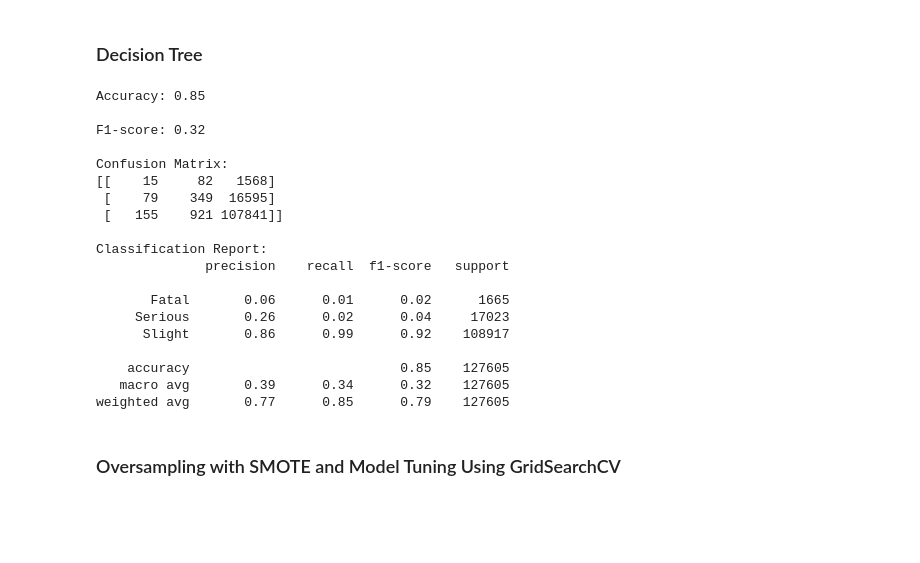
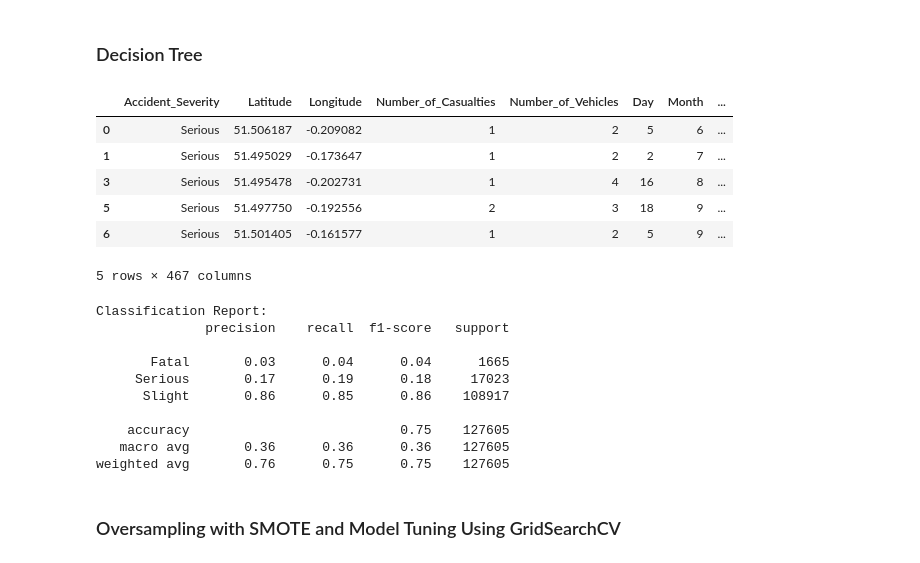
Before and after one commit to lukelin15/DSC148-Proj, a Jupyter notebook: Data_Cleaning_and_EDA.ipynb, the cells around one changed output. Cells and saved outputs as stored; diff of their text form; code cells hidden in the pictures; blank space fills up the shorter version.

```diff
--- a/Data_Cleaning_and_EDA.ipynb
+++ b/Data_Cleaning_and_EDA.ipynb
@@ -380,7 +380,7 @@ plt.show()
 from sklearn.preprocessing import OneHotEncoder
 
 # One hot encode all categorical columns except Weather_Conditions
-categorical = ['Light_Conditions', 'Road_Surface_Conditions', 'Road_Type',	'Urban_or_Rural_Area', 'Vehicle_Type']
+categorical = ['Light_Conditions', 'Road_Surface_Conditions', 'Road_Type',	'Urban_or_Rural_Area', 'Vehicle_Type', 'District_Area']
 
 for col in categorical:
   ohe = OneHotEncoder()
@@ -404,6 +404,18 @@ array(['Fine', 'Fog or mist', 'High winds', 'Other', 'Raining', 'Snowing'],
 ## Baseline Classifiers
 # %% [markdown]
 ### Decision Tree
+# %%
+# Drop the Encoded and Preprocessed columns and the Index
+accident_copy = accident_copy.drop(columns=['Index'] + categorical + ['Weather_Conditions_List', 'Accident_Date'])
+accident_copy.head()
+# %% [output]
+|  | Accident_Severity | Latitude | Longitude | Number_of_Casualties | Number_of_Vehicles | Day | Month | ... |
+| 0 | Serious | 51.506187 | -0.209082 | 1 | 2 | 5 | 6 | ... |
+| 1 | Serious | 51.495029 | -0.173647 | 1 | 2 | 2 | 7 | ... |
+| 3 | Serious | 51.495478 | -0.202731 | 1 | 4 | 16 | 8 | ... |
+| 5 | Serious | 51.497750 | -0.192556 | 2 | 3 | 18 | 9 | ... |
+| 6 | Serious | 51.501405 | -0.161577 | 1 | 2 | 5 | 9 | ... |
+5 rows × 467 columns
 # %%
 from sklearn.model_selection import train_test_split
 from sklearn.tree import DecisionTreeClassifier
@@ -450,31 +488,18 @@ classification_rep = classification_report(y_test, y_pred)
 # %%
 # Display evaluation metrics
-print(f"\nAccuracy: {accuracy:.2f}")
-print(f"\nF1-score: {f1:.2f}")
-print("\nConfusion Matrix:")
-print(conf_matrix)
 print("\nClassification Report:")
 print(classification_rep)
 # %% [output]
-Accuracy: 0.85
-
-F1-score: 0.32
-
-Confusion Matrix:
-[[    15     82   1568]
- [    79    349  16595]
- [   155    921 107841]]
-
 Classification Report:
               precision    recall  f1-score   support
 
-       Fatal       0.06      0.01      0.02      1665
-     Serious       0.26      0.02      0.04     17023
-      Slight       0.86      0.99      0.92    108917
+       Fatal       0.03      0.04      0.04      1665
+     Serious       0.17      0.19      0.18     17023
+      Slight       0.86      0.85      0.86    108917
 
-    accuracy                           0.85    127605
-   macro avg       0.39      0.34      0.32    127605
-weighted avg       0.77      0.85      0.79    127605
+    accuracy                           0.75    127605
+   macro avg       0.36      0.36      0.36    127605
+weighted avg       0.76      0.75      0.75    127605
 # %% [markdown]
 ### Oversampling with SMOTE and Model Tuning Using GridSearchCV
 # %%
```
Also changed, not shown: parts of 12 cells of this notebook.
